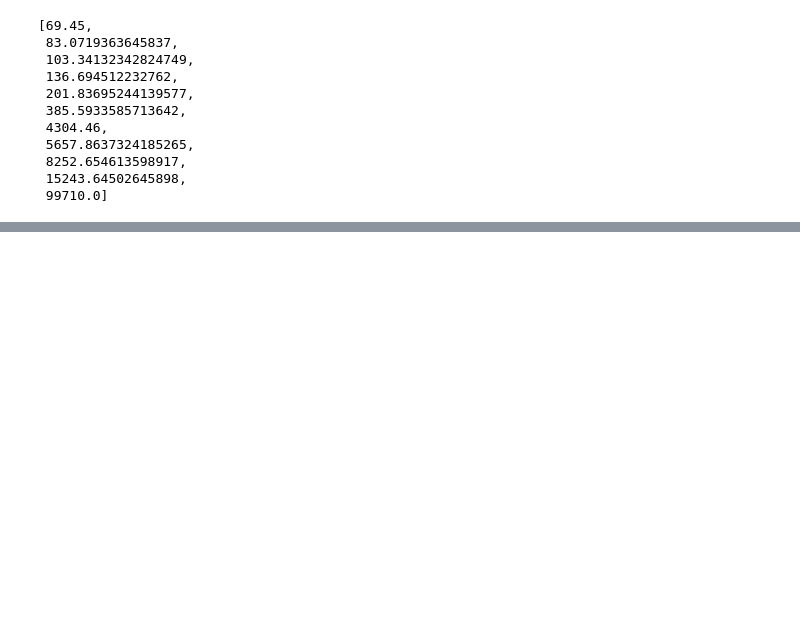
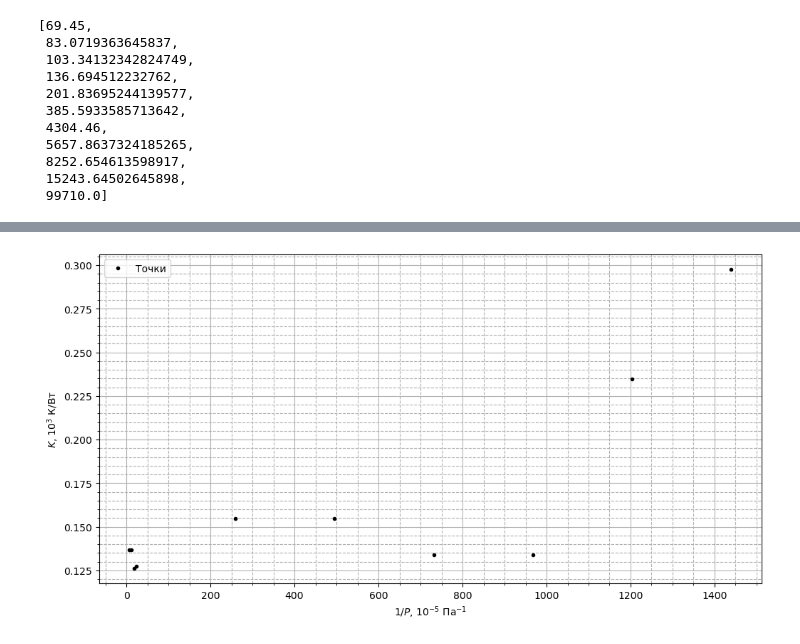
Before and after one commit to victorbaldin56/phys_vpv, a Jupyter notebook: 2_sem/calc.ipynb, the cells around one changed output, grey strips where cells are left out. Drawn from its saved outputs; the diff is of its cells as text; code cells hidden in the pictures; blank space fills up the shorter version.

```diff
--- a/2_sem/calc.ipynb
+++ b/2_sem/calc.ipynb
@@ -145,0 +190,16 @@ R_MAX
+# %%
+plt.figure(figsize=FIGSIZE)
+plt.minorticks_on()
+
+inv_P = [1e5 / p for p in press]
+
+plt.errorbar(inv_P, k_all, fmt='k.', label='Точки')
+plt.xlabel('$1 / P$, $10^{-5}$ Па$^{-1}$')
+plt.ylabel('$K$, $10^3$ К/Вт')
+plt.legend()
+
+plt.grid(which='major')
+plt.grid(which='minor', linestyle='--')
+plt.savefig('graphs/KP.pdf')
+# %% [output]
+[figure, added]
```
Also changed, not shown: parts of 13 cells of this notebook, 19 other files.
